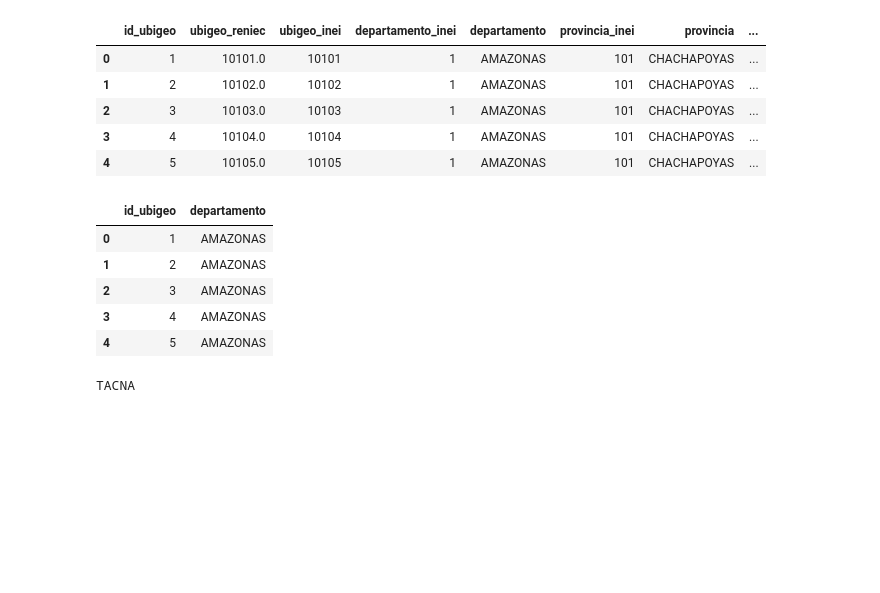
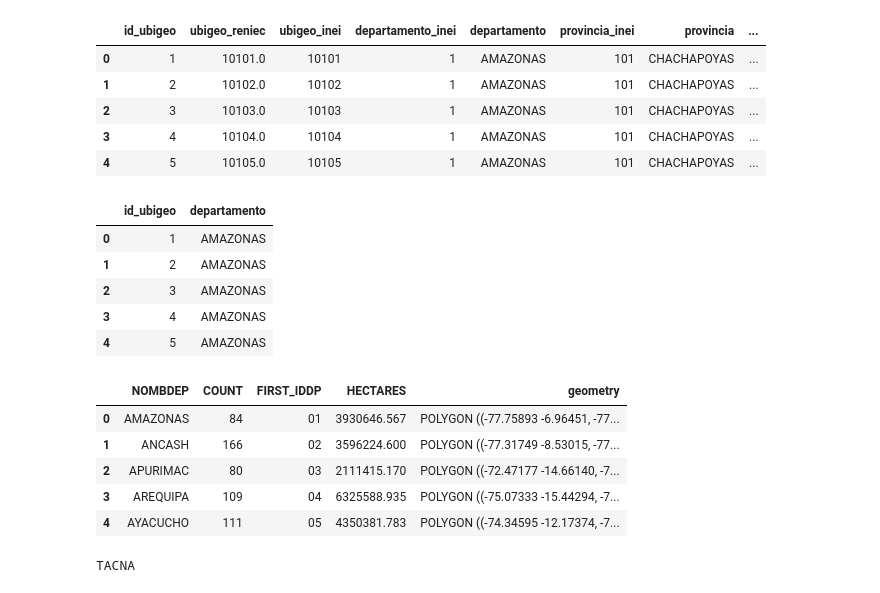
Before and after one commit to fduartej/python_covid_trabajo_final, a Jupyter notebook: CovidNotebook.ipynb, the cells around one changed output. Drawn from its saved outputs; the diff is of its cells as text; code cells hidden in the pictures; blank space fills up the shorter version.

```diff
--- a/CovidNotebook.ipynb
+++ b/CovidNotebook.ipynb
@@ -42,0 +41,11 @@ option = st.selectbox('Selecciona el departamento:',('AMAZONAS','ANCASH','APURIM
+# %%
+departamentos = gpd.read_file('peru_departamental_simple.geojson')
+#departamentos['ADM1_ES_MAYUS']= departamentos['ADM1_ES'].str.upper()
+departamentos.head()
+# %% [output]
+|  | NOMBDEP | COUNT | FIRST_IDDP | HECTARES | geometry |
+| 0 | AMAZONAS | 84 | 01 | 3930646.567 | POLYGON ((-77.75893 -6.96451, -77... |
+| 1 | ANCASH | 166 | 02 | 3596224.600 | POLYGON ((-77.31749 -8.53015, -77... |
+| 2 | APURIMAC | 80 | 03 | 2111415.170 | POLYGON ((-72.47177 -14.66140, -7... |
+| 3 | AREQUIPA | 109 | 04 | 6325588.935 | POLYGON ((-75.07333 -15.44294, -7... |
+| 4 | AYACUCHO | 111 | 05 | 4350381.783 | POLYGON ((-74.34595 -12.17374, -7... |
```
Also changed, not shown: parts of 4 cells of this notebook, 2 other files.
